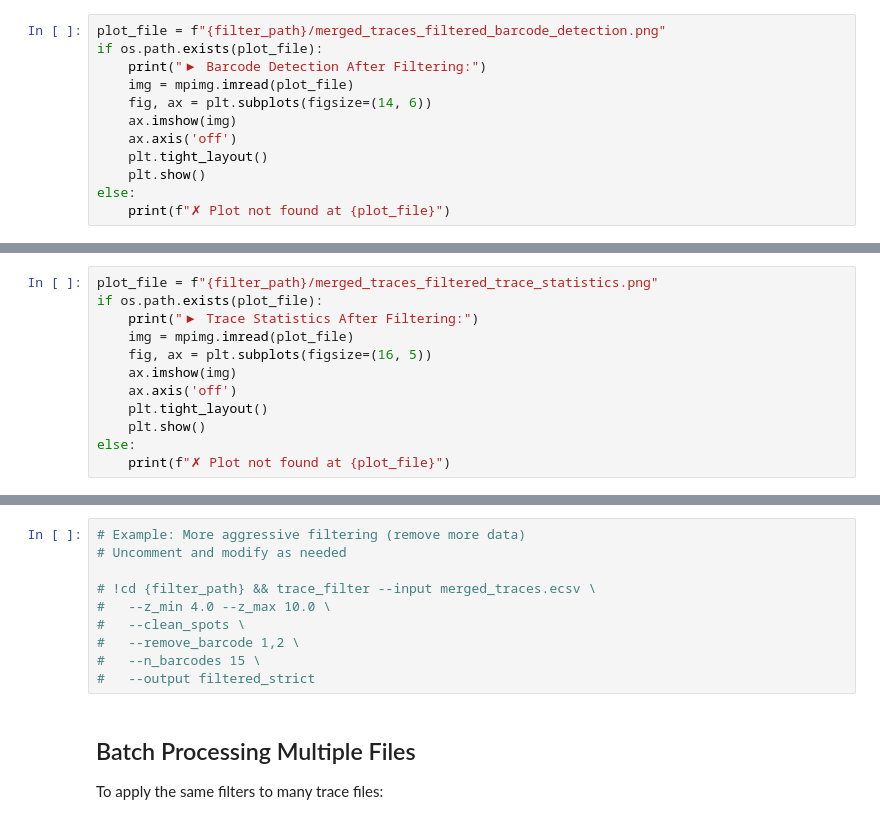
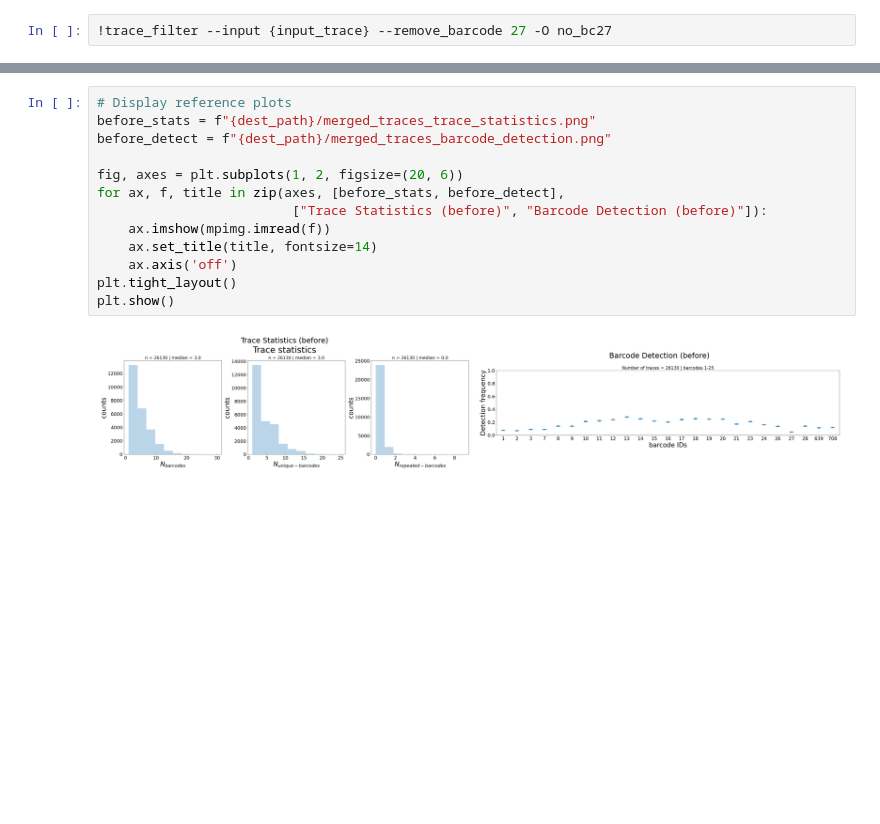
Before and after one commit to pyHi-M/traceratops, a Jupyter notebook: docs/source/tutorials/tutorial_03_filter_thresholds.ipynb, the cells around one changed output, grey strips where cells are left out. Saved outputs shown, nothing was run; the diff lists cells and outputs as text; blank space fills up the shorter version.

```diff
--- a/docs/source/tutorials/tutorial_03_filter_thresholds.ipynb
+++ b/docs/source/tutorials/tutorial_03_filter_thresholds.ipynb
@@ -76,13 +79,3 @@ Finished execution
 # %%
-plot_file = f"{filter_path}/merged_traces_filtered_barcode_detection.png"
-if os.path.exists(plot_file):
-    print("▶ Barcode Detection After Filtering:")
-    img = mpimg.imread(plot_file)
-    fig, ax = plt.subplots(figsize=(14, 6))
-    ax.imshow(img)
-    ax.axis('off')
-    plt.tight_layout()
-    plt.show()
-else:
-    print(f"✗ Plot not found at {plot_file}")
+!trace_filter --input {input_trace} --remove_barcode 27 -O no_bc27
 # %% [output]
@@ -93,12 +98,0 @@ else:
-# %%
-plot_file = f"{filter_path}/merged_traces_filtered_trace_statistics.png"
-if os.path.exists(plot_file):
-    print("▶ Trace Statistics After Filtering:")
-    img = mpimg.imread(plot_file)
-    fig, ax = plt.subplots(figsize=(16, 5))
-    ax.imshow(img)
-    ax.axis('off')
-    plt.tight_layout()
-    plt.show()
-else:
-    print(f"✗ Plot not found at {plot_file}")
@@ -171,14 +132,15 @@ If you need different filtering parameters:
 # %%
-# Example: More aggressive filtering (remove more data)
-# Uncomment and modify as needed
+# Display reference plots
+before_stats = f"{dest_path}/merged_traces_trace_statistics.png"
+before_detect = f"{dest_path}/merged_traces_barcode_detection.png"
 
-# !cd {filter_path} && trace_filter --input merged_traces.ecsv \
-#   --z_min 4.0 --z_max 10.0 \
-#   --clean_spots \
-#   --remove_barcode 1,2 \
-#   --n_barcodes 15 \
-#   --output filtered_strict
+fig, axes = plt.subplots(1, 2, figsize=(20, 6))
+for ax, f, title in zip(axes, [before_stats, before_detect],
+                         ["Trace Statistics (before)", "Barcode Detection (before)"]):
+    ax.imshow(mpimg.imread(f))
+    ax.set_title(title, fontsize=14)
+    ax.axis('off')
+plt.tight_layout()
+plt.show()
+# %% [output]
+[figure, added]
-# %% [markdown]
-## Batch Processing Multiple Files
-
-To apply the same filters to many trace files:
```
Also changed, not shown: parts of 32 cells of this notebook, 1 other file.
